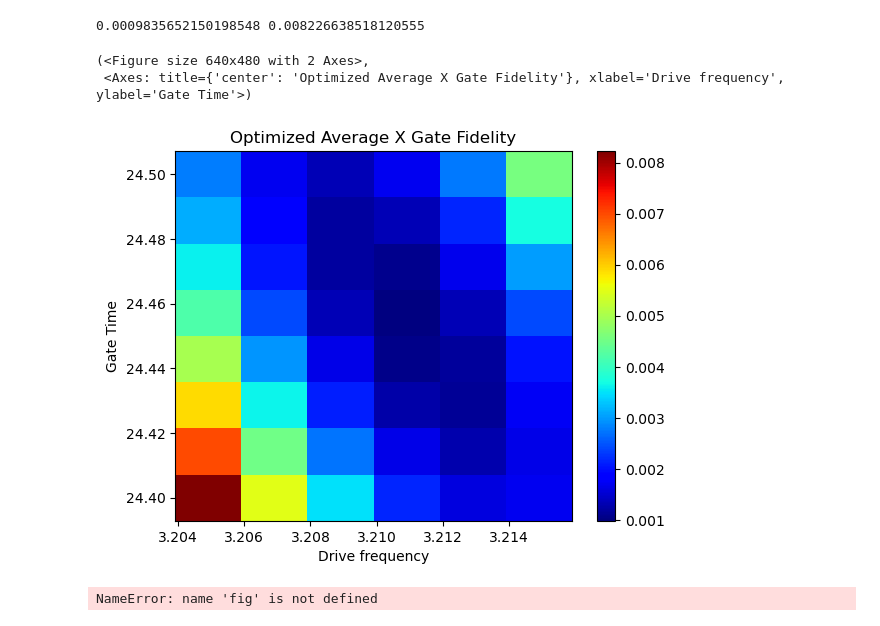
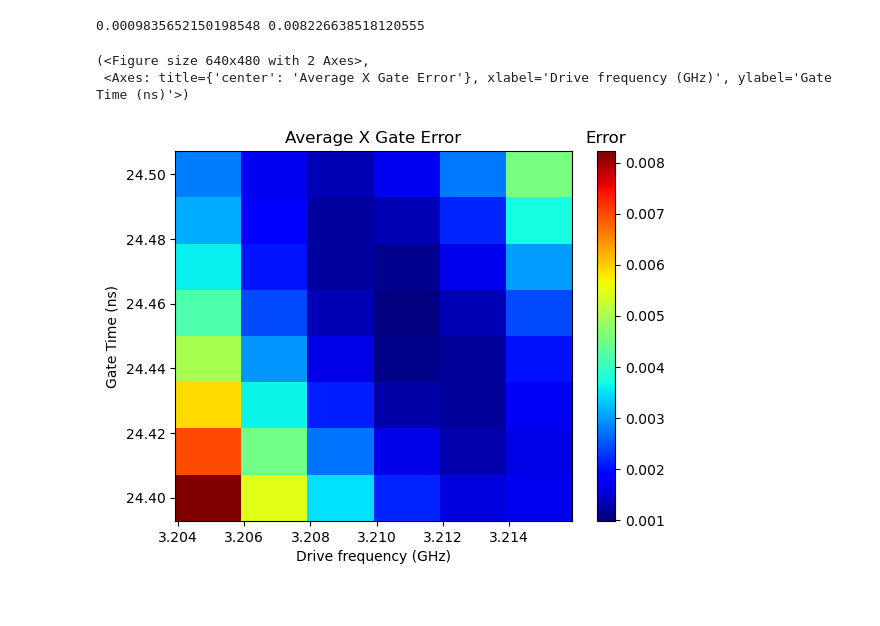
Before and after one commit to Sam-Bieberich/QuTiP, a Jupyter notebook: plot_gen.ipynb, the cells around one changed output. Drawn from its saved outputs; the diff is of its cells as text; code cells hidden in the pictures.

```diff
--- a/plot_gen.ipynb
+++ b/plot_gen.ipynb
@@ -231,37 +231,33 @@ t_g = [
     24.50857143,
     24.51428571,
     24.52
 ]
 
 # omega_d array
 omega_d = [
     3.2,
     3.2016,
     3.2032,
     3.2048,
     3.2064,
     3.208
 ]
 
 # fidelity_results array
 fidelity_results = [
     [0.9917733614818794, 0.9930081753876557, 0.9940948798178476, 0.9950241727911652, 0.9957935563033399, 0.9964079360654203, 0.9968789786472897, 0.9972233359237462],
     [0.9945033036556251, 0.9955048837379472, 0.9963572304185891, 0.9970511374343455, 0.9975842678891634, 0.9979617309095691, 0.9981954079762868, 0.9983021462903302],
     [0.9965237396654096, 0.9972900730166708, 0.9979063291529444, 0.9983634167451297, 0.9986591650264210, 0.9987988760310177, 0.9987946214108696, 0.9986634084728844],
     [0.9978305442819314, 0.9983601940601788, 0.9987392045427218, 0.9989586181585871, 0.9990164347849801, 0.9989181382311560, 0.9986759650158060, 0.9983070468784107],
     [0.9984214548741160, 0.9987135622289349, 0.9988547506312612, 0.9988362147344739, 0.9986561290134567, 0.9983201473877940, 0.9978406454445650, 0.9972348433890842],
     [0.9982960710530163, 0.9983503551302365, 0.9982537229350218, 0.9979975393099130, 0.9975801567515040, 0.9970073870957790, 0.9962917188486053, 0.9954504245206396]
 ]
 
 fidelity_results = np.asarray(fidelity_results,dtype = float)
 
-density(1- fidelity_results, omega_d_array, t_g_array, title="Optimized Average X Gate Fidelity", x_label = "Drive frequency", y_label = "Gate Time")
+density(1 - fidelity_results, omega_d_array, t_g_array, title="Average X Gate Error", x_label = "Drive frequency (GHz)", y_label = "Gate Time (ns)", data_label = "Error")
 # %% [output]
 0.0009835652150198548 0.008226638518120555
 (<Figure size 640x480 with 2 Axes>,
- <Axes: title={'center': 'Optimized Average X Gate Fidelity'}, xlabel='Drive frequency', ylabel='Gate Time'>)
+ <Axes: title={'center': 'Average X Gate Error'}, xlabel='Drive frequency (GHz)', ylabel='Gate Time (ns)'>)
-[figure, old version]
+[figure, new version]
-# %%
-fig.canvas.draw()
-# %% [output]
-NameError: name 'fig' is not defined
```
Also changed, not shown: parts of 5 cells of this notebook.
